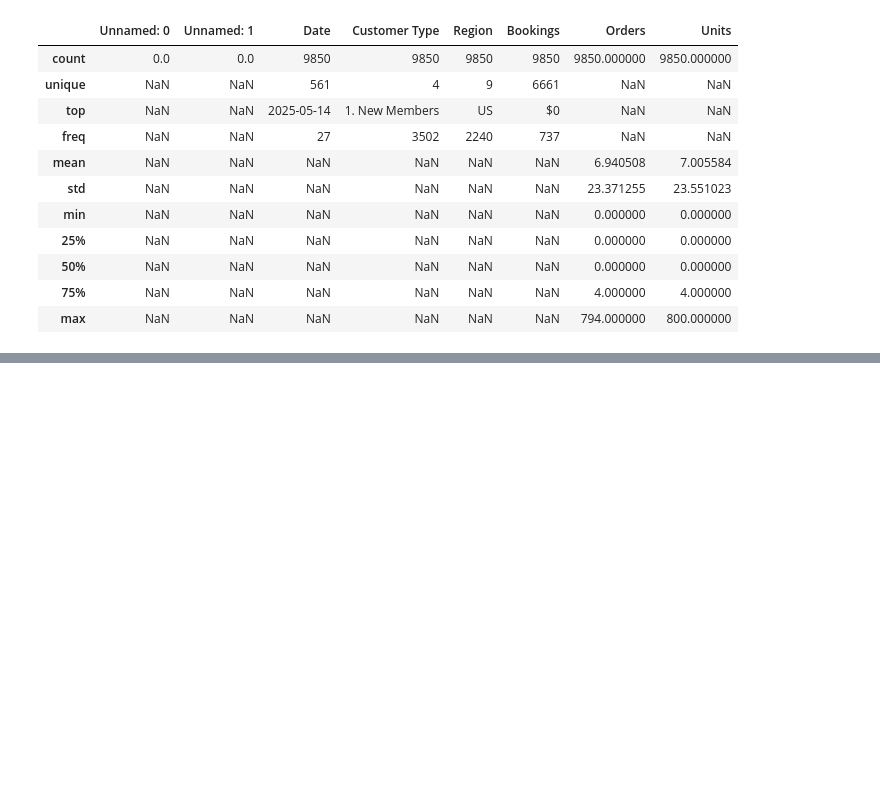
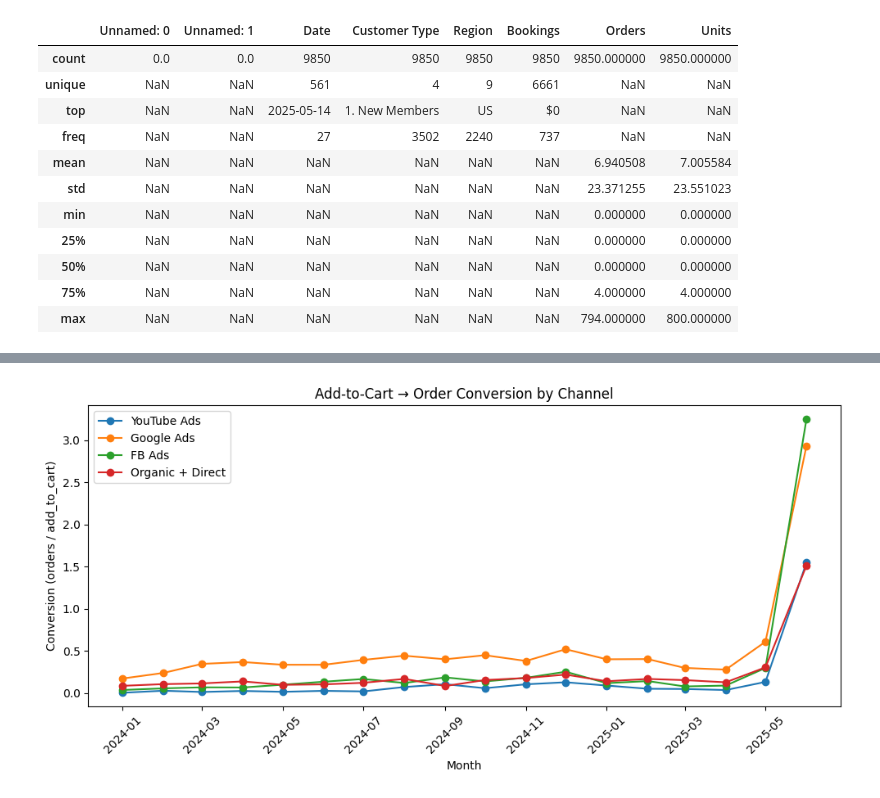
Before and after one commit to manoloah/eightsleepbusinesscase, a Jupyter notebook: jupyter-notebook/Data_exploration_8sleep_BC.ipynb, the cells around one changed output, grey strips where cells are left out. Saved outputs shown, nothing was run; the diff lists cells and outputs as text; code cells hidden in the pictures; blank space fills up the shorter version.

```diff
--- a/jupyter-notebook/Data_exploration_8sleep_BC.ipynb
+++ b/jupyter-notebook/Data_exploration_8sleep_BC.ipynb
@@ -110,0 +485,81 @@ memory usage: 615.8+ KB
+# %%
+# Load
+df = pd.read_csv("channel_performance.csv")
+df.columns = [c.strip().lower().replace(" ", "_") for c in df.columns]
+
+# Parse dates
+df["month"] = pd.to_datetime(df["month"])
+
+# Clean numerics
+for col in df.columns:
+    if col in ["channel","month"]:
+        continue
+    if df[col].dtype == object:
+        df[col] = (
+            df[col].astype(str)
+            .str.replace("[$,]", "", regex=True)
+            .str.replace("%","",regex=False)
+            .str.strip()
+        )
+        df[col] = pd.to_numeric(df[col], errors="coerce")
+
+# Rename
+df = df.rename(columns={
+    "last_click_add_to_cart":"add_to_cart",
+    "last_click_orders":"orders",
+    "last_click_revenue":"revenue"
+})
+
+# Aggregate monthly per channel
+monthly = (
+    df.groupby(["month","channel"], dropna=False)
+      .agg(add_to_cart=("add_to_cart","sum"),
+           orders=("orders","sum"))
+      .reset_index()
+)
+
+# Conversion: add_to_cart -> order
+monthly["conv_a2o"] = np.where(monthly["add_to_cart"]>0,
+                               monthly["orders"]/monthly["add_to_cart"],
+                               np.nan)
+
+# Focus channels
+channels = ["YouTube Ads", "Google Ads", "FB Ads", "Organic + Direct"]
+plot_df = monthly[monthly["channel"].isin(channels)].copy()
+
+# ---- Chart 1: Time series comparison ----
+plt.figure(figsize=(10,5))
+for ch in channels:
+    cdf = plot_df[plot_df["channel"]==ch].sort_values("month")
+    if cdf.empty:
+        continue
+    plt.plot(cdf["month"], cdf["conv_a2o"], marker="o", label=ch)
+
+plt.title("Add-to-Cart → Order Conversion by Channel")
+plt.xlabel("Month")
+plt.ylabel("Conversion (orders / add_to_cart)")
+plt.legend()
+plt.xticks(rotation=45)
+plt.tight_layout()
+plt.show()
+
+# ---- Chart 2: Median conversion by channel (bar) ----
+medians = (
+    plot_df.groupby("channel")["conv_a2o"]
+           .median()
+           .sort_values(ascending=False)
+           .reset_index()
+)
+plt.figure(figsize=(8,4))
+plt.bar(medians["channel"], medians["conv_a2o"])
+plt.title("Median Add-to-Cart → Order Conversion (Jan 2024–Jun 2025)")
+plt.ylabel("Median conversion")
+plt.xticks(rotation=30, ha="right")
+plt.tight_layout()
+plt.show()
+
+# ---- Table: YouTube lowest conversion months ----
+yt = plot_df[plot_df["channel"]=="YouTube Ads"].sort_values("conv_a2o").head(6).copy()
+yt = yt[["month","add_to_cart","orders","conv_a2o"]].round({"conv_a2o":4})
+# %% [output]
+[figure, added]
```
Also changed, not shown: parts of 12 cells of this notebook, 5 other files.
